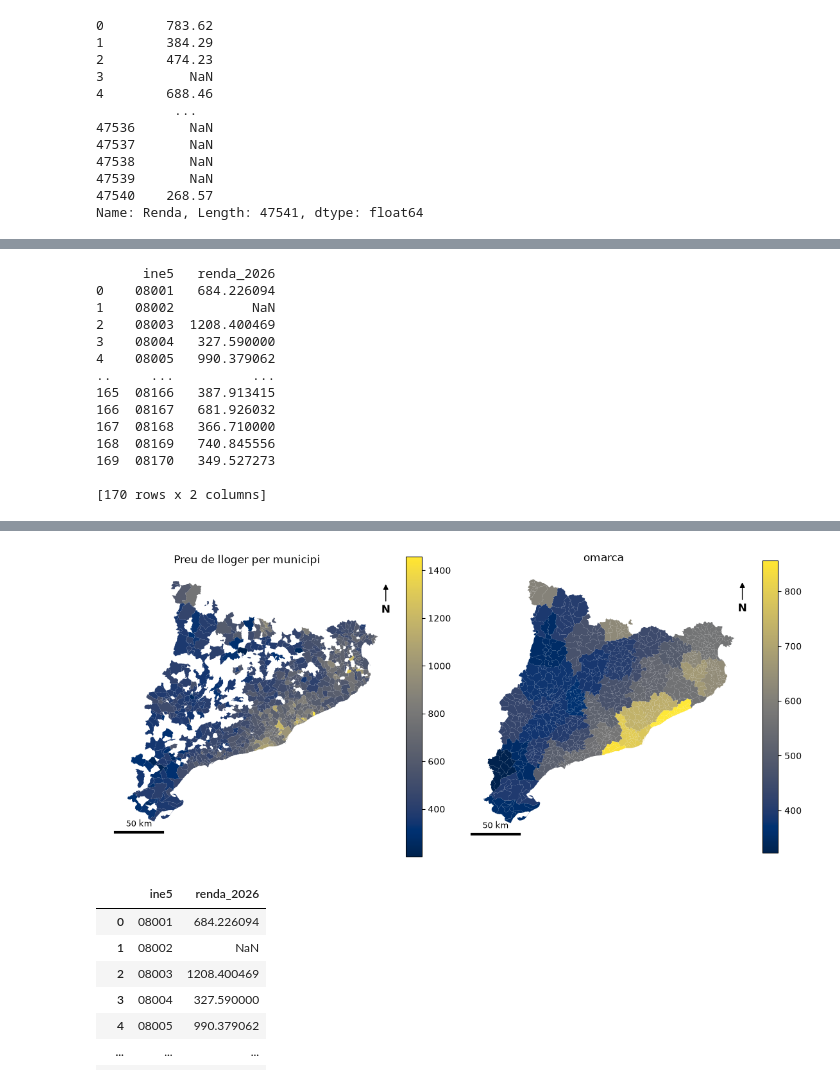
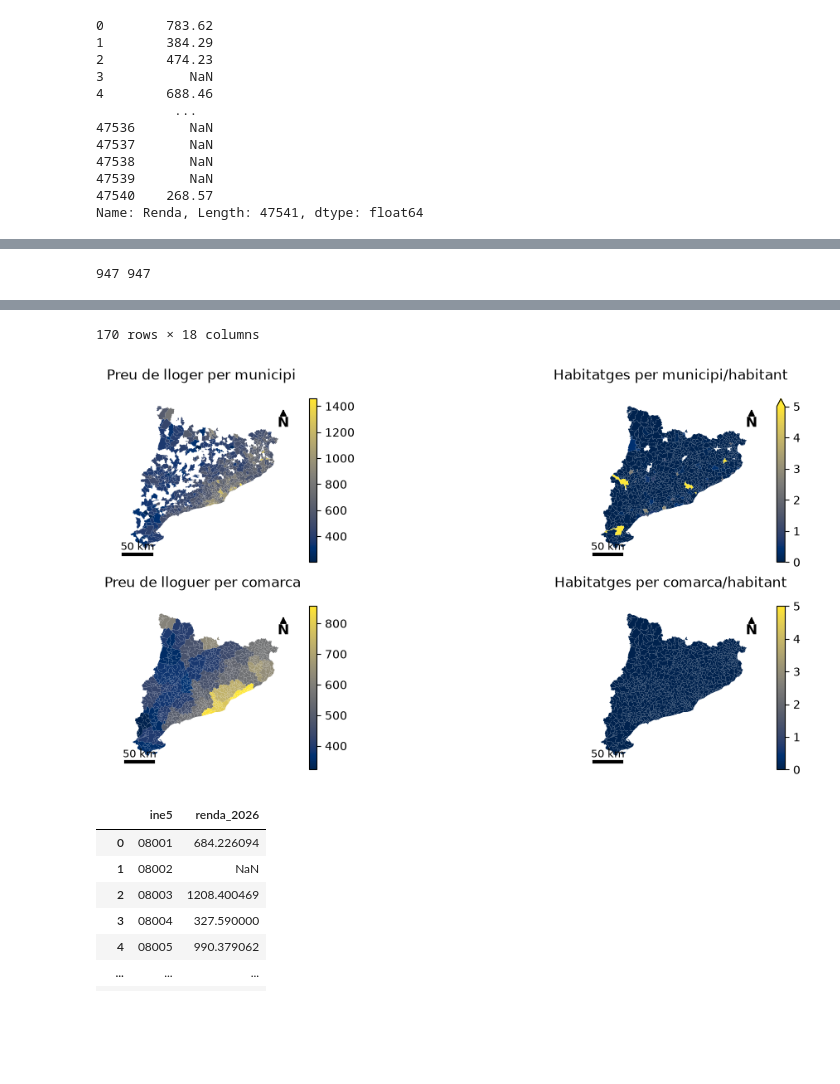
Before and after one commit to Lidia1508/Speculation-Map, a Jupyter notebook: Pol_load_data.ipynb, the cells around one changed output, grey strips where cells are left out. Cells and saved outputs as stored; diff of their text form; code cells hidden in the pictures; blank space fills up the shorter version.

```diff
--- a/Pol_load_data.ipynb
+++ b/Pol_load_data.ipynb
@@ -17,7 +17,7 @@ def add_north_arrow(ax, loc=(0.98, 0.95)):
 import geopandas as gpd
 import pandas as pd
 
-df=gpd.read_file("../Speculation-Map/Data/Mean_price.csv")
+df=gpd.read_file("../Speculation-Map/Data/Pol/Mean_price.csv")
 municipis=gpd.read_file("../Speculation-Map/divisions-administratives-v2r1-municipis-1000000-20250730.json").to_crs(25831)
 #municipis.plot()
 municipis.head(80)
@@ -78,3 +78,7 @@ df["Renda"]
 47539       NaN
 47540    268.57
 Name: Renda, Length: 47541, dtype: float64
+# %%
+def string_to_float_2(s):
+    return pd.to_numeric(s
+    , errors='coerce')
@@ -90,16 +121,31 @@ number_rents=df["Habitatges"]
 municipis["ine5"]=municipis["CODIMUNI"].str[:5]
 df["ine5"]=df["Codi territorial"]
 
+############################################################## INHABITANTS
+
+habitants=gpd.read_file("../Speculation-Map/Data/aaaaa.csv")
+
+habitants["value"]=habitants["value"].apply(string_to_float_2)
+
+total_hab_mun=habitants.groupby("MUN",as_index=False).agg(inhabitants=("value", lambda s: s.sum()/2))
+total_hab_mun["ine5"]=total_hab_mun["MUN"].str[:5]
+
+total_hab_com_1=total_hab_mun.merge(municipis[["ine5","CODICOMAR"]],on="ine5",how="left",validate="many_to_one")
+total_hab_com_2=total_hab_com_1.groupby("CODICOMAR",as_index=False).agg(inhab_com=("inhabitants",lambda s: s.sum()))
+total_hab_com=municipis.merge(total_hab_com_2,on="CODICOMAR",how="left",validate="many_to_one")
+
+###############################################################
+
 df_2026=df[df["Any"]=="2026"]
 df_2026_mean=df.groupby("ine5",as_index=False).agg(renda_2026=("Renda", lambda s: s.mean()))
-print(df_2026_mean.head(170))
 df_26=df.merge(df_2026_mean,on="ine5",how="left",validate="many_to_one")
 
 
 per_municipi_2026=df_26.groupby("ine5",as_index=False).agg(renda=("Renda", lambda s: s.mean()) ,habitatges=("Habitatges", lambda s: s.mean() ))
 per_municipi_2026["habitatges"]=per_municipi_2026["habitatges"].astype(int)
 merged_municipi_2026=municipis.merge(per_municipi_2026,on="ine5",how="left",validate="one_to_one")
-#merged_municipi_2026["rent_per_inhab"]=merged
+
+merged_municipi_2026["habit_per_inhab"]=merged_municipi_2026["habitatges"]/total_hab_mun["inhabitants"]
 
 
 df_comarca=df_26.merge(municipis[["ine5","CODICOMAR"]],on="ine5",how="left",validate="many_to_one")
@@ -108,32 +154,30 @@ per_comarca_2026 = df_comarca.groupby("CODICOMAR", as_index=False).agg(renda=("R
 per_comarca_2026["habitatges"]=per_comarca_2026["habitatges"].astype(int)
 
 merged_comarca_2026=municipis.merge(per_comarca_2026,on="CODICOMAR",how="left",validate="many_to_one")
+print(len(merged_comarca_2026["renda"]),len(total_hab_com["inhab_com"]))
+
+merged_comarca_2026["habit_per_inhab"]=merged_comarca_2026["habitatges"]/total_hab_com["inhab_com"]
 
 
-fig, axs = plt.subplots(1,2,figsize=(11, 5), layout="constrained")
+fig, axs = plt.subplots(2,2,figsize=(11, 5), layout="constrained")
 
-merged_municipi_2026.plot(column="renda",cmap="cividis",legend=True,ax=axs[0])
-merged_comarca_2026.plot(column="renda",cmap="cividis",legend=True,ax=axs[1])
+merged_municipi_2026.plot(column="renda",cmap="cividis",legend=True,ax=axs[0][0])
+merged_municipi_2026.plot(column="habit_per_inhab",cmap="cividis",vmin=0,vmax=5,legend=True,ax=axs[0][1])
+merged_comarca_2026.plot(column="renda",cmap="cividis",legend=True,ax=axs[1][0])
+merged_comarca_2026.plot(column="habit_per_inhab",cmap="cividis",vmin=0,vmax=5,legend=True,ax=axs[1][1])
 
-axs[0].set_title("Preu de lloger per municipi")
-axs[1].set_title("Preu de lloguer per comarca")
+axs[0][0].set_title("Preu de lloger per municipi")
+axs[0][1].set_title("Habitatges per municipi/habitant")
+axs[1][0].set_title("Preu de lloguer per comarca")
+axs[1][1].set_title("Habitatges per comarca/habitant")
 
-for ax in axs:
-    ax.set_axis_off()
-    add_scale_bar(ax)
-    add_north_arrow(ax)
+for i in axs:
+    for ax in i:
+        ax.set_axis_off()
+        add_scale_bar(ax)
+        add_north_arrow(ax)
+
+
+merged_comarca_2026.head(170)
 # %% [output]
-      ine5   renda_2026
-0    08001   684.226094
-1    08002          NaN
-2    08003  1208.400469
-3    08004   327.590000
-4    08005   990.379062
-..     ...          ...
-165  08166   387.913415
-166  08167   681.926032
-167  08168   366.710000
-168  08169   740.845556
-169  08170   349.527273
-
-[170 rows x 2 columns]
+947 947
@@ -140,4 +196,5 @@ for ax in axs:
+170 rows × 18 columns
-[figure, old version]
+[figure, new version]
 # %%
 df_2026=df[df["Any"]=="2026"]
 df_2026_mean=df.groupby("ine5",as_index=False).agg(renda_2026=("Renda", lambda s: s.mean()))
```
Also changed, not shown: parts of 2 cells of this notebook.
